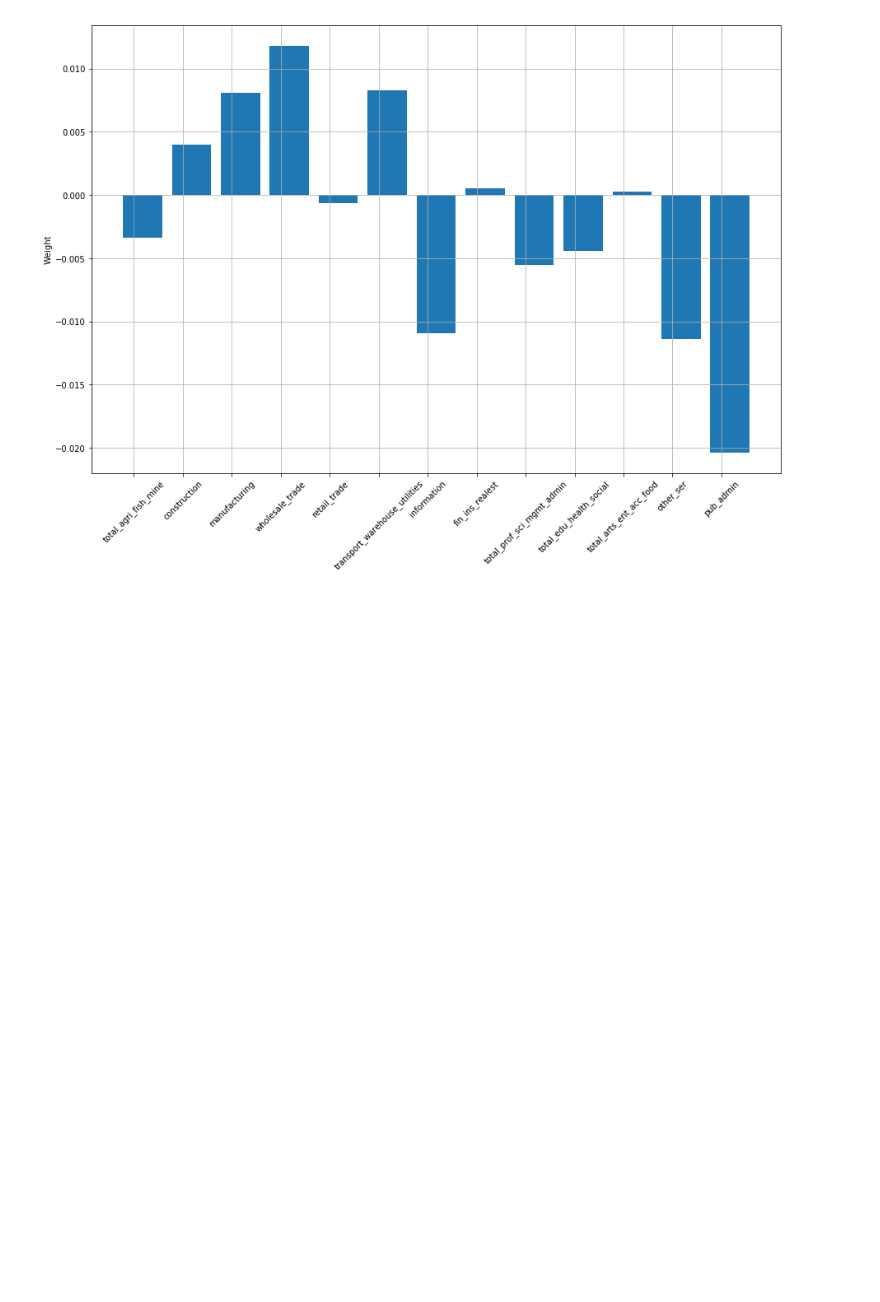
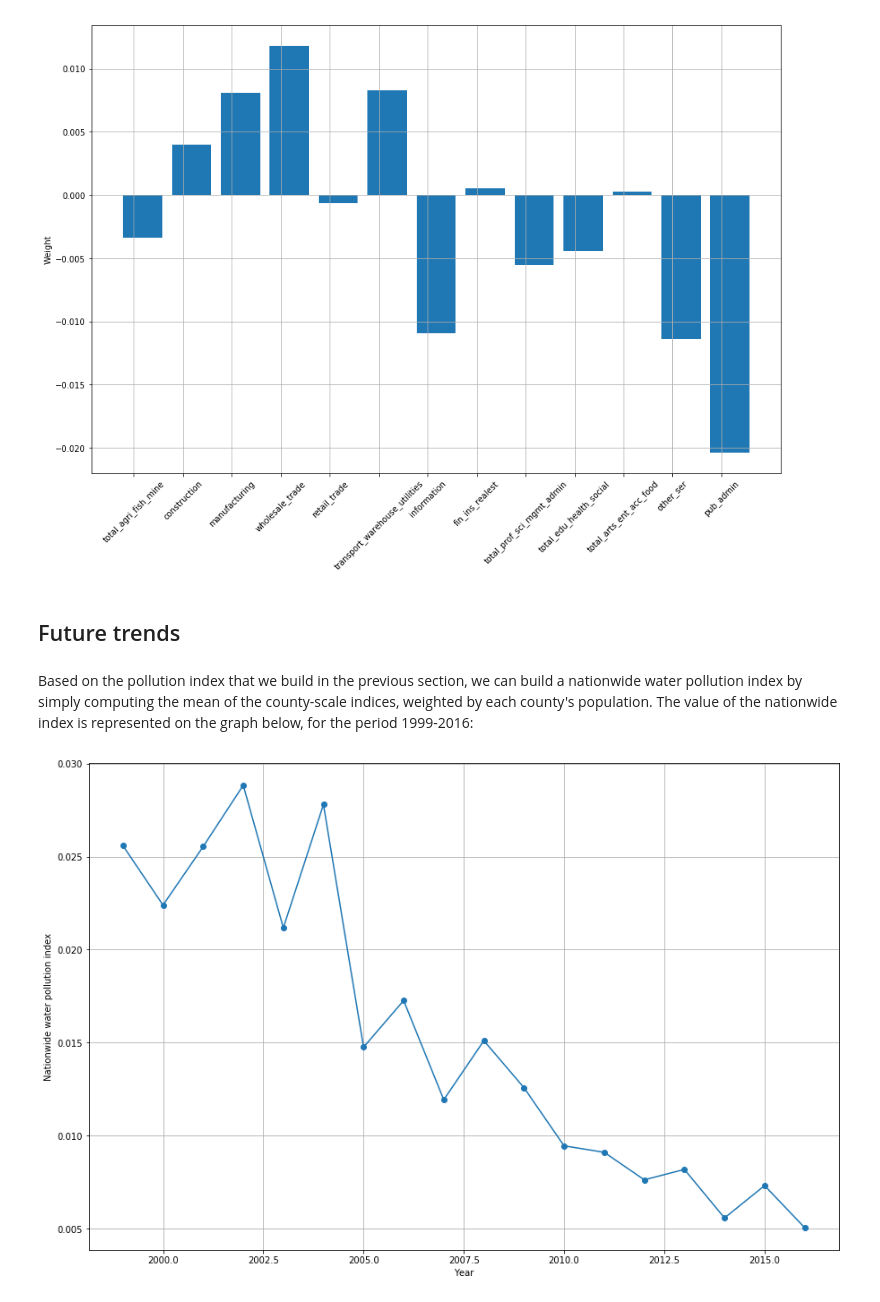
Before and after one commit to Arnaud15/Datathon, a Jupyter notebook: benjamin.ipynb, the cells around one changed output. Drawn from its saved outputs; the diff is of its cells as text; code cells hidden in the pictures; blank space fills up the shorter version.

```diff
--- a/benjamin.ipynb
+++ b/benjamin.ipynb
@@ -421,3 +416,14 @@ Try using .loc[row_indexer,col_indexer] = value instead
 
 See the caveats in the documentation: http://pandas.pydata.org/pandas-docs/stable/indexing.html#indexing-view-versus-copy
 [figure]
+# %% [markdown]
+## Future trends
+# %% [markdown]
+Based on the pollution index that we build in the previous section, we can build a nationwide water pollution index by simply computing the mean of the county-scale indices, weighted by each county's population. The value of the nationwide index is represented on the graph below, for the period 1999-2016:
+# %%
+plt.plot(final_groups.index.values, final_groups.values, marker="o")
+plt.xlabel("Year")
+plt.ylabel("Nationwide water pollution index")
+plt.grid()
+# %% [output]
+[figure, added]
```
Also changed, not shown: parts of 7 cells of this notebook.
